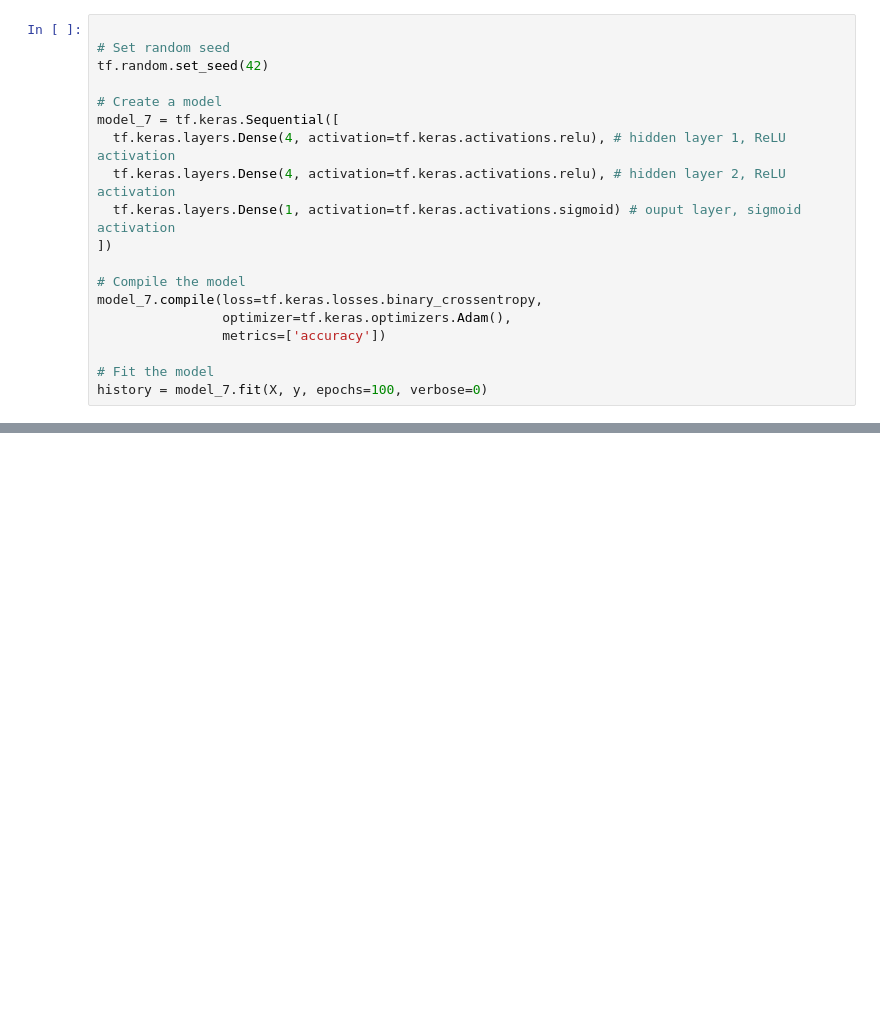
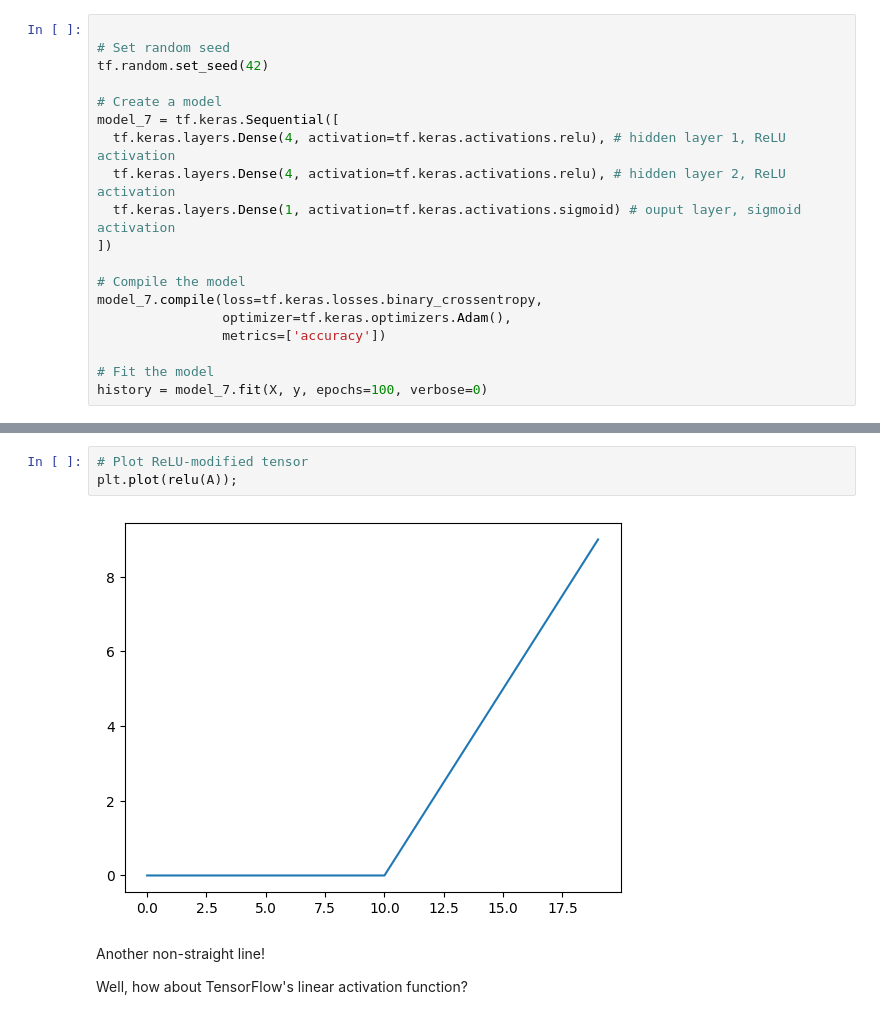
Before and after one commit to Ifeoluwakareem/IFEOLUWA_ML, a Jupyter notebook: Neural_Network_Classification_in_tensorflow.ipynb, the cells around one changed output, grey strips where cells are left out. Saved outputs shown, nothing was run; the diff lists cells and outputs as text; blank space fills up the shorter version.

```diff
--- a/Neural_Network_Classification_in_tensorflow.ipynb
+++ b/Neural_Network_Classification_in_tensorflow.ipynb
@@ -707,0 +769,10 @@ doing binary classifcation...
+# %%
+# Plot ReLU-modified tensor
+plt.plot(relu(A));
+# %% [output]
+[figure, added]
+# %% [markdown]
+
+Another non-straight line!
+
+Well, how about TensorFlow's linear activation function?
```
Also changed, not shown: parts of 47 cells of this notebook.
